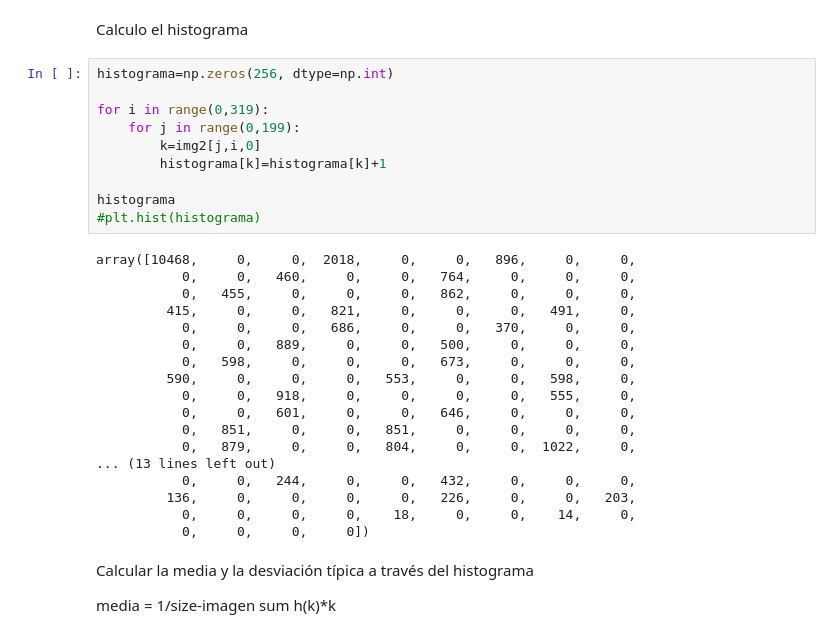
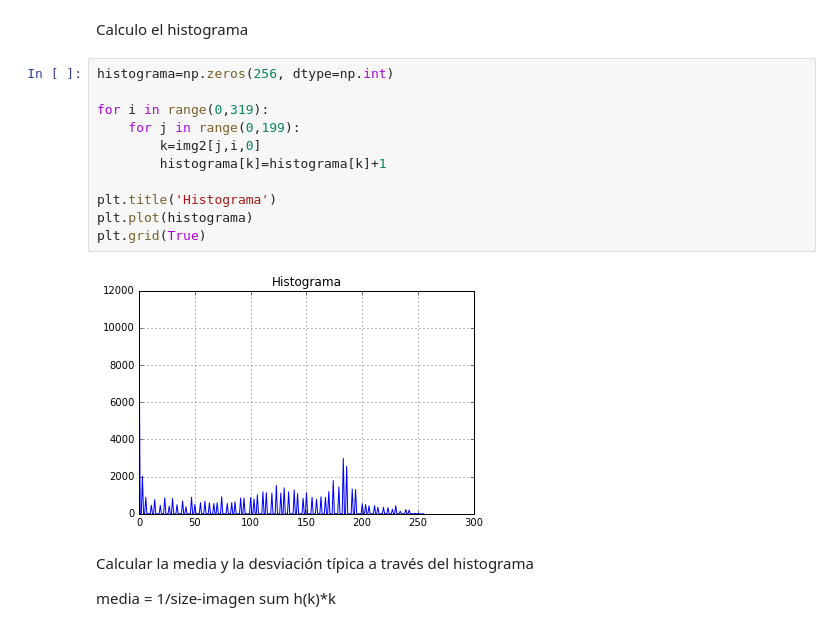
Before and after one commit to pgonyan/jupyter-examples, a Jupyter notebook: Ajuste Lineal de brillo y contraste.ipynb, the cells around one changed output. Drawn from its saved outputs; the diff is of its cells as text.

```diff
--- a/Ajuste Lineal de brillo y contraste.ipynb
+++ b/Ajuste Lineal de brillo y contraste.ipynb
@@ -31,31 +28,16 @@ Calculo el histograma
 # %%
 histograma=np.zeros(256, dtype=np.int)
 
 for i in range(0,319):
     for j in range(0,199):
         k=img2[j,i,0]
         histograma[k]=histograma[k]+1
 
-histograma
-#plt.hist(histograma)
+plt.title('Histograma')
+plt.plot(histograma)
+plt.grid(True)
 # %% [output]
-array([10468,     0,     0,  2018,     0,     0,   896,     0,     0,
-           0,     0,   460,     0,     0,   764,     0,     0,     0,
-           0,   455,     0,     0,     0,   862,     0,     0,     0,
-         415,     0,     0,   821,     0,     0,     0,   491,     0,
-           0,     0,     0,   686,     0,     0,   370,     0,     0,
-           0,     0,   889,     0,     0,   500,     0,     0,     0,
-           0,   598,     0,     0,     0,   673,     0,     0,     0,
-         590,     0,     0,     0,   553,     0,     0,   598,     0,
-           0,     0,   918,     0,     0,     0,     0,   555,     0,
-           0,     0,   601,     0,     0,   646,     0,     0,     0,
-           0,   851,     0,     0,   851,     0,     0,     0,     0,
-           0,   879,     0,     0,   804,     0,     0,  1022,     0,
-... (13 lines left out)
-           0,     0,   244,     0,     0,   432,     0,     0,     0,
-         136,     0,     0,     0,     0,   226,     0,     0,   203,
-           0,     0,     0,     0,    18,     0,     0,    14,     0,
-           0,     0,     0,     0])
+[figure, added]
 # %% [markdown]
 Calcular la media y la desviación típica a través del histograma
 
```
Also changed, not shown: parts of 4 cells of this notebook.
